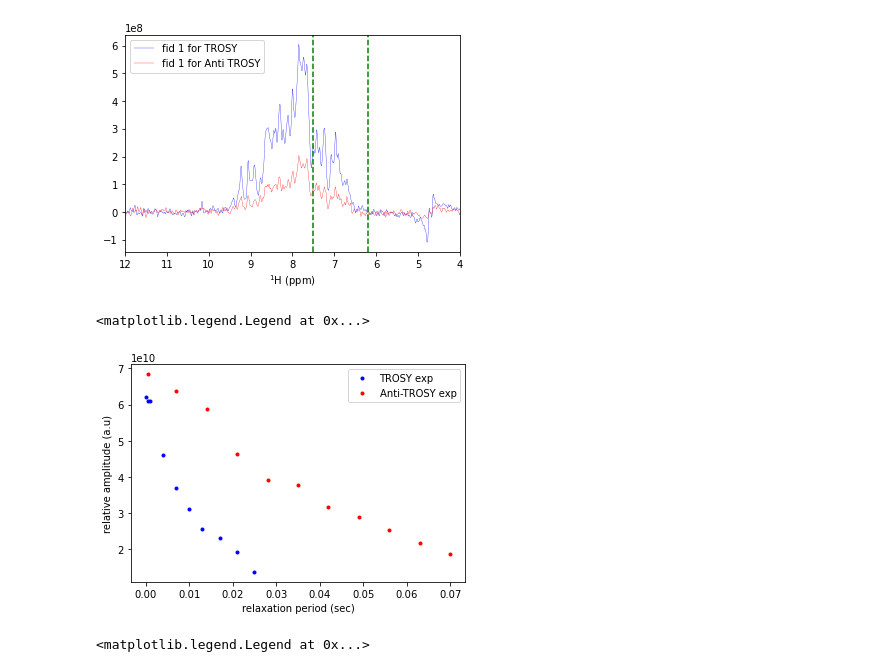
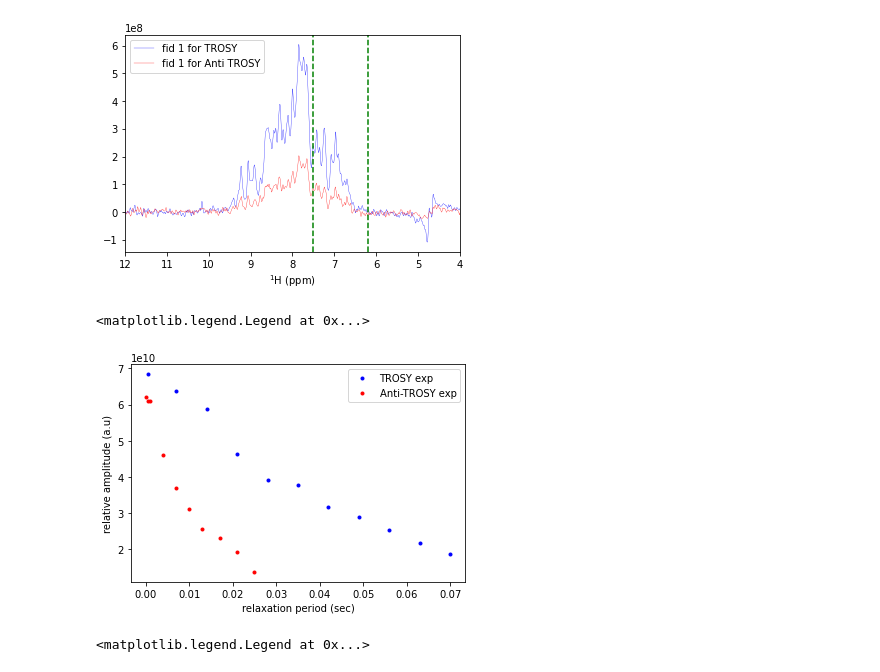
Before and after one commit to amandaqu/JHU_Scripts, a Jupyter notebook: TRACT-Analysis/TRACTanalysis.ipynb, the cells around one changed output. Drawn from its saved outputs; the diff is of its cells as text; code cells hidden in the pictures.

```diff
--- a/TRACT-Analysis/TRACTanalysis.ipynb
+++ b/TRACT-Analysis/TRACTanalysis.ipynb
@@ -98,15 +103,15 @@ ax.invert_xaxis()
 [figure]
 # %%
 # anti_trosy_exp_data['fid_area']
-plt.plot(anti_trosy_exp_data['iterator'], anti_trosy_exp_data['fid_area'],'.b')
-plt.plot(trosy_exp_data['iterator'], trosy_exp_data['fid_area'],'.r')
 
+plt.plot(trosy_exp_data['iterator'], trosy_exp_data['fid_area'],'.b')
+plt.plot(anti_trosy_exp_data['iterator'], anti_trosy_exp_data['fid_area'],'.r')
 plt.xlabel('relaxation period (sec)')
 plt.ylabel('relative amplitude (a.u)')
 plt.legend(['TROSY exp','Anti-TROSY exp'])
 # %% [output]
 <matplotlib.legend.Legend at 0x...>
-[figure, old version]
+[figure, new version]
 # %%
 def exp_func(x,R):
     return np.exp(-R*(x))
```
Also changed, not shown: parts of 2 cells of this notebook.
